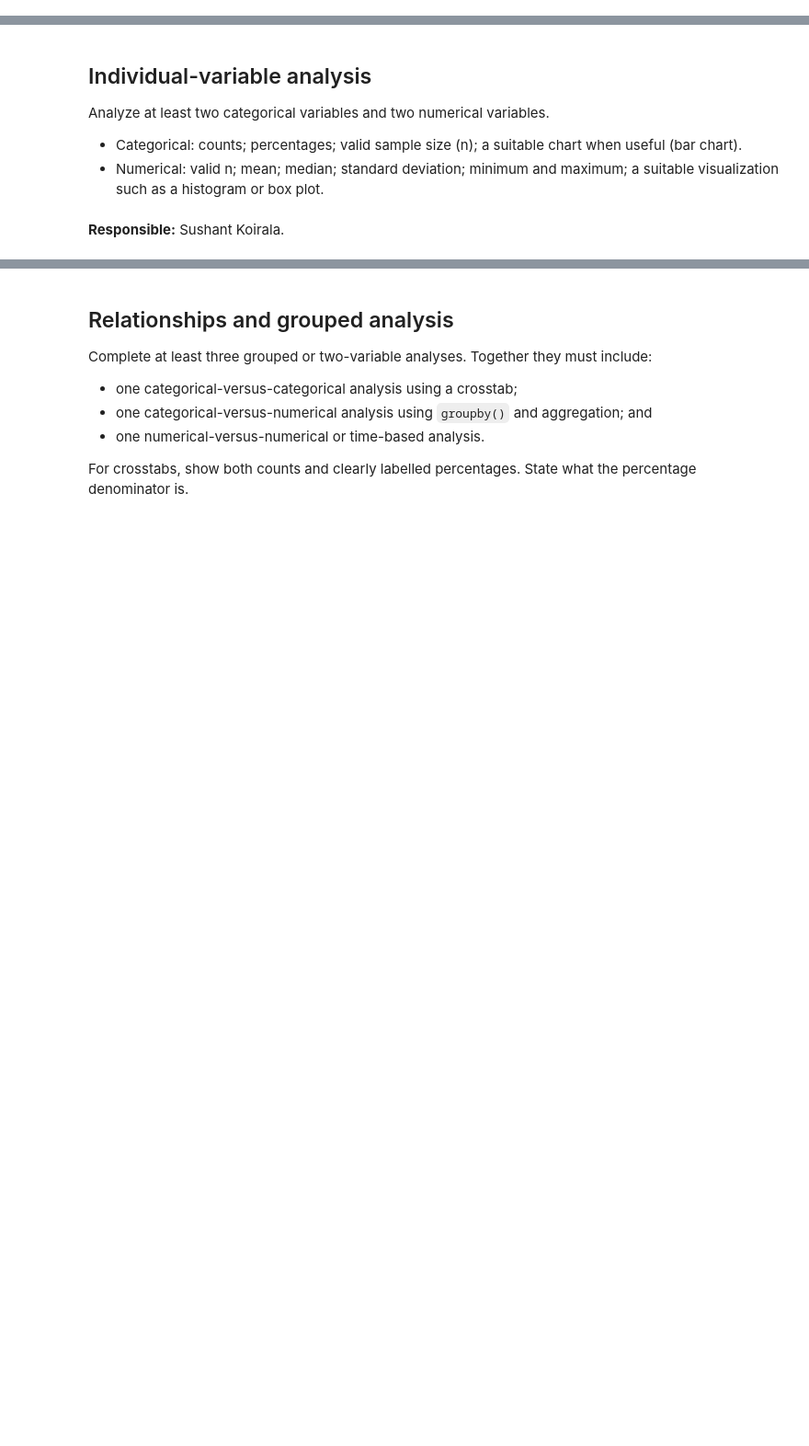
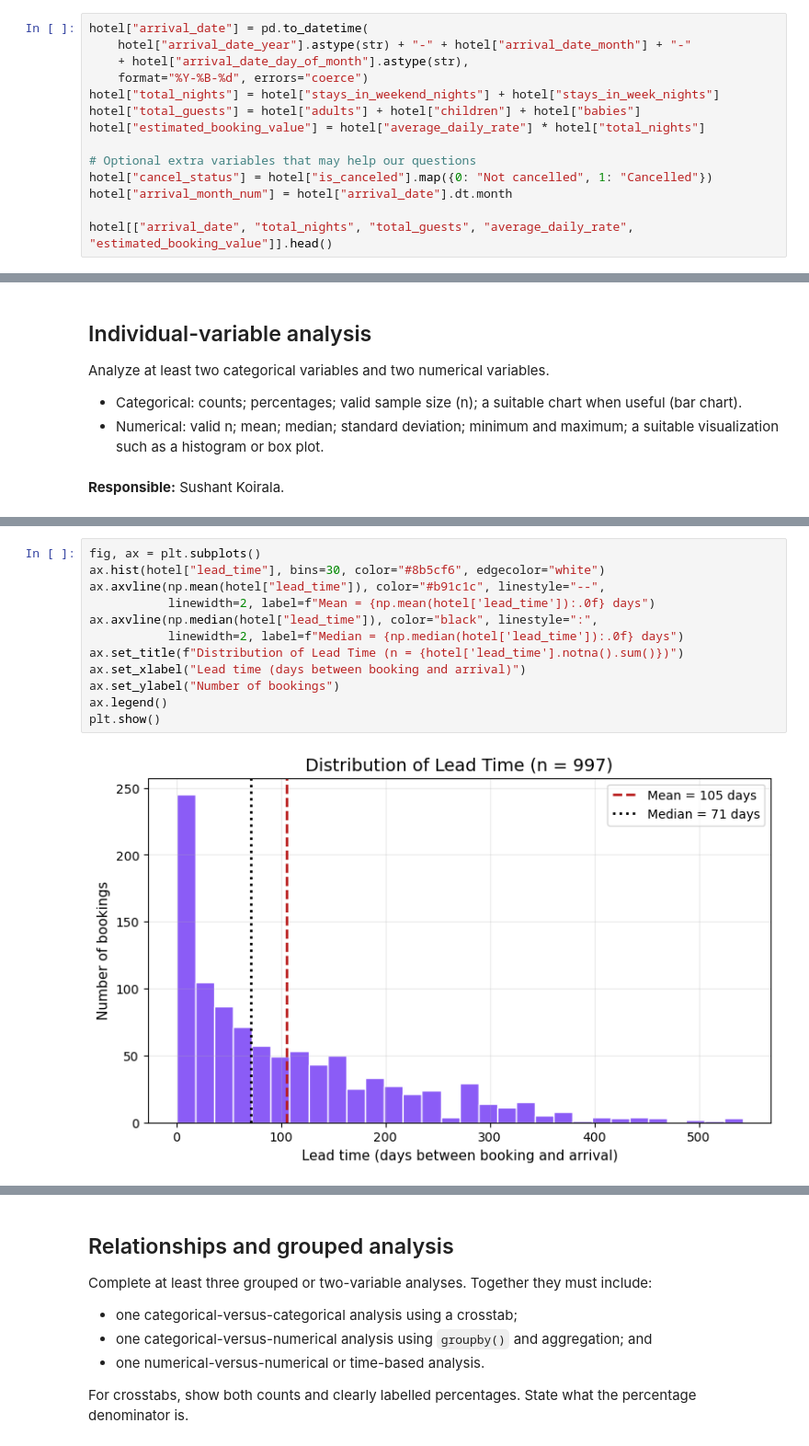
Before and after one commit to Acidburn07/hotel-booking-data-analysis, a Jupyter notebook: notebooks/Hotel_Booking_Final_Project.ipynb, the cells around one changed output, grey strips where cells are left out. Shown at 92% size. Drawn from its saved outputs; the diff is of its cells as text; blank space fills up the shorter version.

```diff
--- a/notebooks/Hotel_Booking_Final_Project.ipynb
+++ b/notebooks/Hotel_Booking_Final_Project.ipynb
@@ -60,3 +315,17 @@ Create at least these four derived variables:
 You may create additional useful variables if they support your research questions.
 # %% [markdown]
 **Responsible:** Sushant Koirala.
+# %%
+hotel["arrival_date"] = pd.to_datetime(
+    hotel["arrival_date_year"].astype(str) + "-" + hotel["arrival_date_month"] + "-"
+    + hotel["arrival_date_day_of_month"].astype(str),
+    format="%Y-%B-%d", errors="coerce")
+hotel["total_nights"] = hotel["stays_in_weekend_nights"] + hotel["stays_in_week_nights"]
+hotel["total_guests"] = hotel["adults"] + hotel["children"] + hotel["babies"]
+hotel["estimated_booking_value"] = hotel["average_daily_rate"] * hotel["total_nights"]
+
+# Optional extra variables that may help our questions
+hotel["cancel_status"] = hotel["is_canceled"].map({0: "Not cancelled", 1: "Cancelled"})
+hotel["arrival_month_num"] = hotel["arrival_date"].dt.month
+
+hotel[["arrival_date", "total_nights", "total_guests", "average_daily_rate", "estimated_booking_value"]].head()
@@ -70,0 +429,14 @@ Analyze at least two categorical variables and two numerical variables.
+# %%
+fig, ax = plt.subplots()
+ax.hist(hotel["lead_time"], bins=30, color="#8b5cf6", edgecolor="white")
+ax.axvline(np.mean(hotel["lead_time"]), color="#b91c1c", linestyle="--",
+           linewidth=2, label=f"Mean = {np.mean(hotel['lead_time']):.0f} days")
+ax.axvline(np.median(hotel["lead_time"]), color="black", linestyle=":",
+           linewidth=2, label=f"Median = {np.median(hotel['lead_time']):.0f} days")
+ax.set_title(f"Distribution of Lead Time (n = {hotel['lead_time'].notna().sum()})")
+ax.set_xlabel("Lead time (days between booking and arrival)")
+ax.set_ylabel("Number of bookings")
+ax.legend()
+plt.show()
+# %% [output]
+[figure, added]
```
Also changed, not shown: parts of 41 cells of this notebook, 5 other files.
